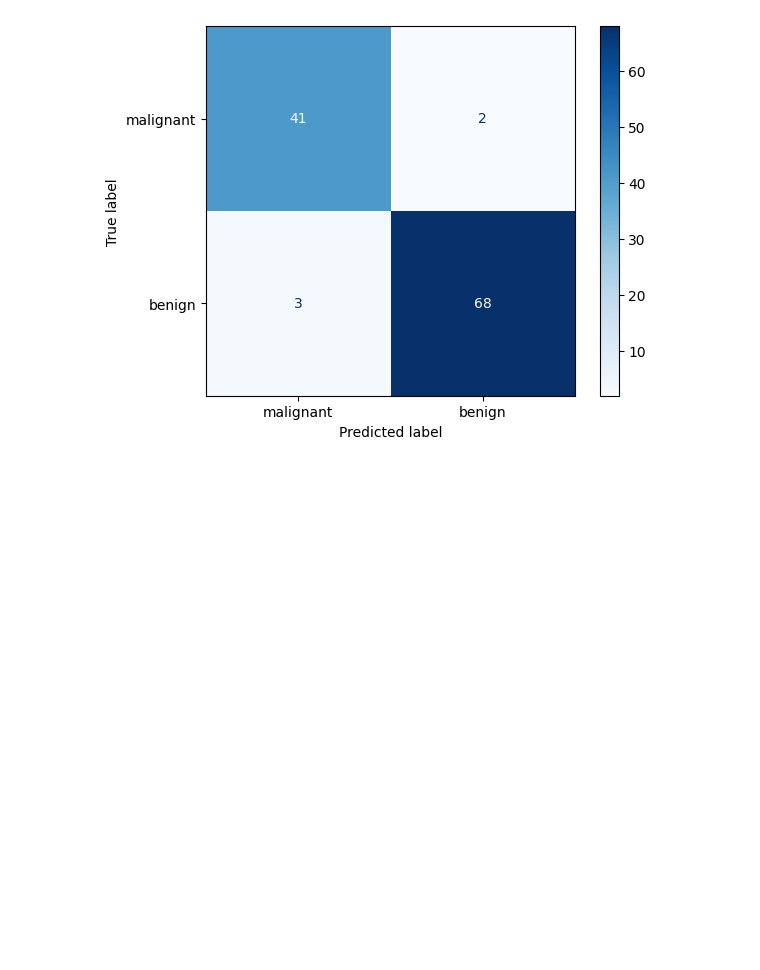
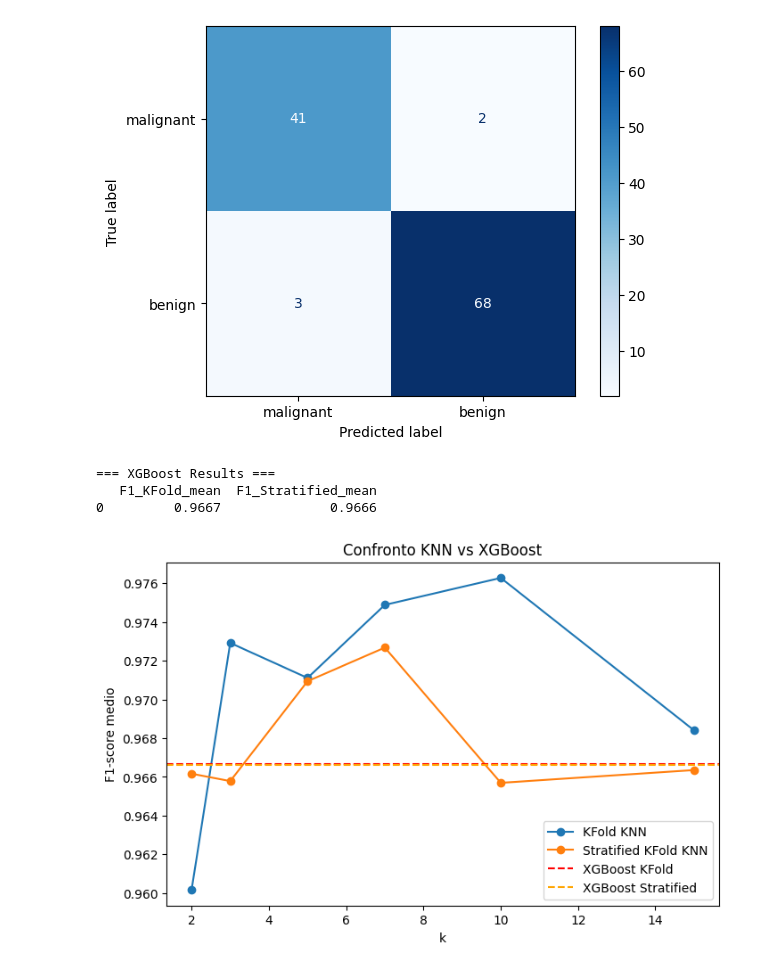
Before and after one commit to McNuggetsIT/Breast_cancer-repo, a Jupyter notebook: KNN_breast_cancer.ipynb, the cells around one changed output. Cells and saved outputs as stored; diff of their text form; code cells hidden in the pictures; blank space fills up the shorter version.

```diff
--- a/KNN_breast_cancer.ipynb
+++ b/KNN_breast_cancer.ipynb
@@ -244,3 +245,52 @@ Confusion Matrix:
 [[41  2]
  [ 3 68]]
 [figure]
+# %%
+from xgboost import XGBClassifier
+
+results_xgb = []
+
+xgb = XGBClassifier(
+    n_estimators=500,
+    learning_rate=0.03,
+    max_depth=6,
+    min_child_weight=1,
+    subsample=0.8,
+    colsample_bytree=0.8,
+    gamma=0,
+    eval_metric='logloss',
+    random_state=42
+)
+
+
+scores_kf_xgb = cross_val_score(xgb, x_train, y_train, cv=kf, scoring='f1')
+scores_skf_xgb = cross_val_score(xgb, x_train, y_train, cv=skf, scoring='f1')
+
+results_xgb.append({
+    "F1_KFold_mean": scores_kf_xgb.mean(),
+    "F1_Stratified_mean": scores_skf_xgb.mean()
+})
+
+df_xgb = pd.DataFrame(results_xgb)
+
+print("\n=== XGBoost Results ===")
+print(df_xgb.round(4))
+# %% [output]
+=== XGBoost Results ===
+   F1_KFold_mean  F1_Stratified_mean
+0         0.9667              0.9666
+# %%
+plt.figure(figsize=(8,5))
+plt.plot(k_values, f1_kfold, 'o-', label='KFold KNN')
+plt.plot(k_values, f1_skf, 'o-', label='Stratified KFold KNN')
+
+plt.axhline(df_xgb["F1_KFold_mean"][0], color='red', linestyle='--', label='XGBoost KFold')
+plt.axhline(df_xgb["F1_Stratified_mean"][0], color='orange', linestyle='--', label='XGBoost Stratified')
+
+plt.xlabel("k")
+plt.ylabel("F1-score medio")
+plt.title("Confronto KNN vs XGBoost")
+plt.legend()
+plt.show()
+# %% [output]
+[figure, added]
```
Also changed, not shown: parts of 1 cell of this notebook.
